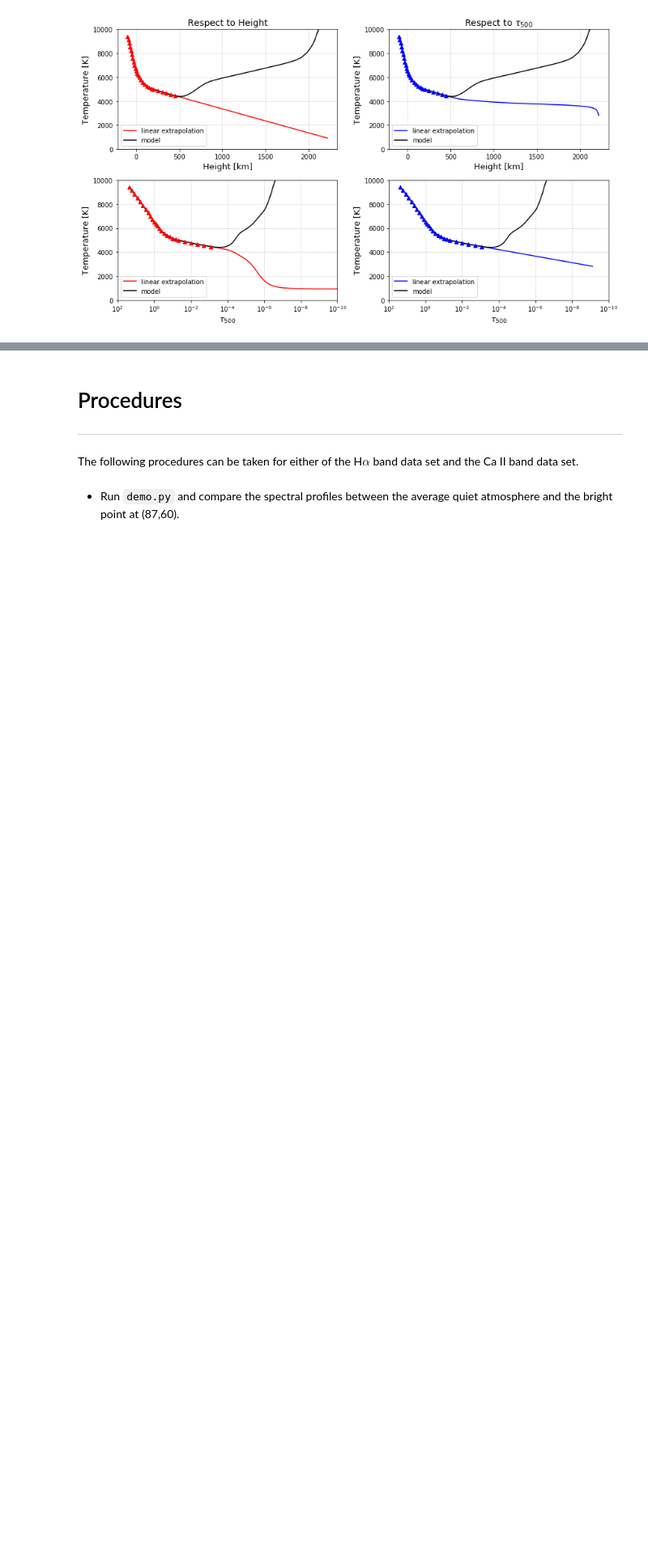
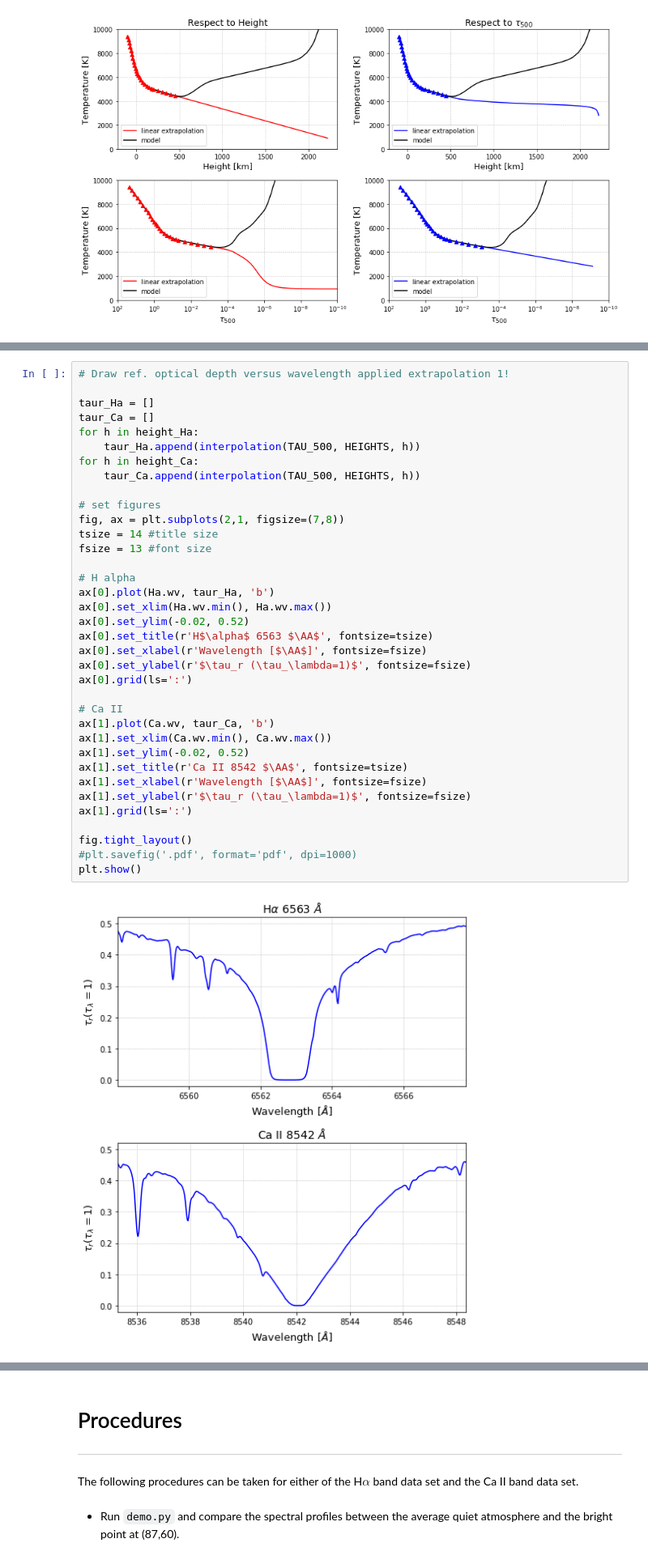
Before and after one commit to guidesk/lab2, a Jupyter notebook: lab_project_2.ipynb, the cells around one changed output, grey strips where cells are left out. Shown: that part at 81% size. Saved outputs shown, nothing was run; the diff lists cells and outputs as text; blank space fills up the shorter version.

```diff
--- a/lab_project_2.ipynb
+++ b/lab_project_2.ipynb
@@ -409,0 +447,38 @@ plt.show()
+# %%
+# Draw ref. optical depth versus wavelength applied extrapolation 1!
+
+taur_Ha = []
+taur_Ca = []
+for h in height_Ha:
+    taur_Ha.append(interpolation(TAU_500, HEIGHTS, h))
+for h in height_Ca:
+    taur_Ca.append(interpolation(TAU_500, HEIGHTS, h))
+
+# set figures
+fig, ax = plt.subplots(2,1, figsize=(7,8))
+tsize = 14 #title size
+fsize = 13 #font size
+
+# H alpha
+ax[0].plot(Ha.wv, taur_Ha, 'b')
+ax[0].set_xlim(Ha.wv.min(), Ha.wv.max())
+ax[0].set_ylim(-0.02, 0.52)
+ax[0].set_title(r'H$\alpha$ 6563 $\AA$', fontsize=tsize)
+ax[0].set_xlabel(r'Wavelength [$\AA$]', fontsize=fsize)
+ax[0].set_ylabel(r'$\tau_r (\tau_\lambda=1)$', fontsize=fsize)
+ax[0].grid(ls=':')
+
+# Ca II
+ax[1].plot(Ca.wv, taur_Ca, 'b')
+ax[1].set_xlim(Ca.wv.min(), Ca.wv.max())
+ax[1].set_ylim(-0.02, 0.52)
+ax[1].set_title(r'Ca II 8542 $\AA$', fontsize=tsize)
+ax[1].set_xlabel(r'Wavelength [$\AA$]', fontsize=fsize)
+ax[1].set_ylabel(r'$\tau_r (\tau_\lambda=1)$', fontsize=fsize)
+ax[1].grid(ls=':')
+
+fig.tight_layout()
+#plt.savefig('.pdf', format='pdf', dpi=1000)
+plt.show()
+# %% [output]
+[figure, added]
```
Also changed, not shown: parts of 2 cells of this notebook.
